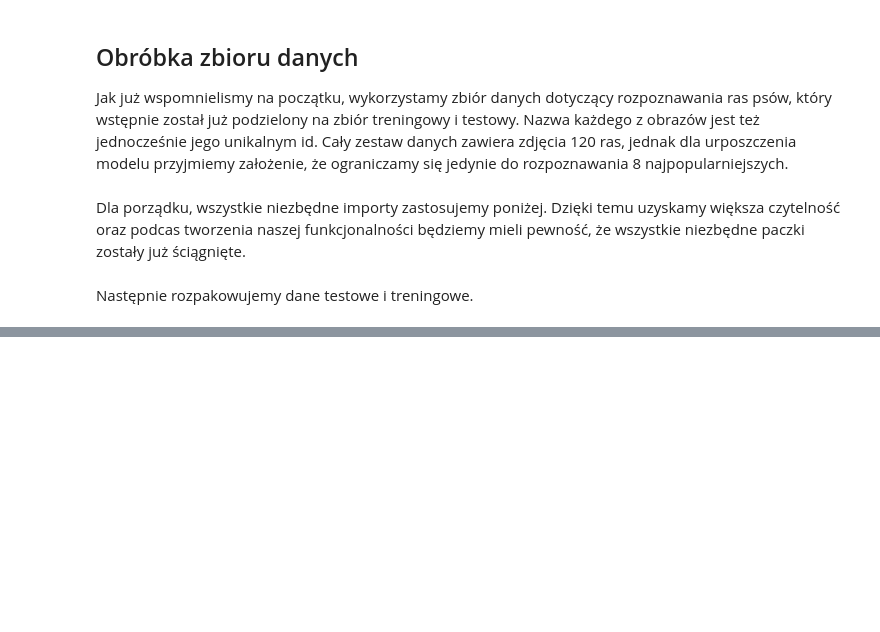
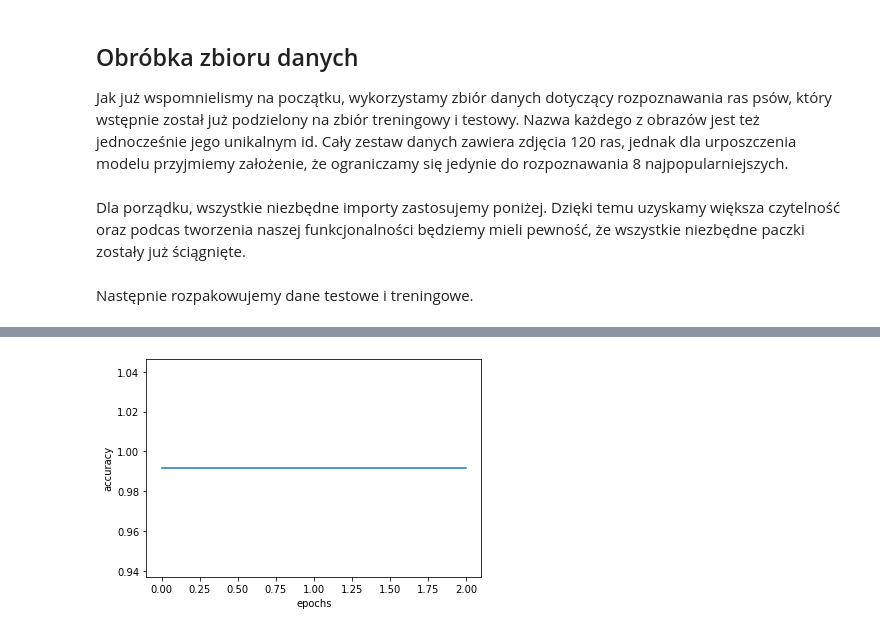
Before and after one commit to mic9410/dog-breeds-classification, a Jupyter notebook: Projekt końcowy.ipynb, the cells around one changed output, grey strips where cells are left out. Cells and saved outputs as stored; diff of their text form; code cells hidden in the pictures; blank space fills up the shorter version.

```diff
--- a/Projekt końcowy.ipynb
+++ b/Projekt końcowy.ipynb
@@ -315,0 +306,7 @@ labels[0:9]
+# %%
+plt.plot(hist.history['binary_accuracy'])
+plt.xlabel('epochs')
+plt.ylabel('accuracy')
+plt.show()
+# %% [output]
+[figure, added]
```
Also changed, not shown: parts of 55 cells of this notebook.
